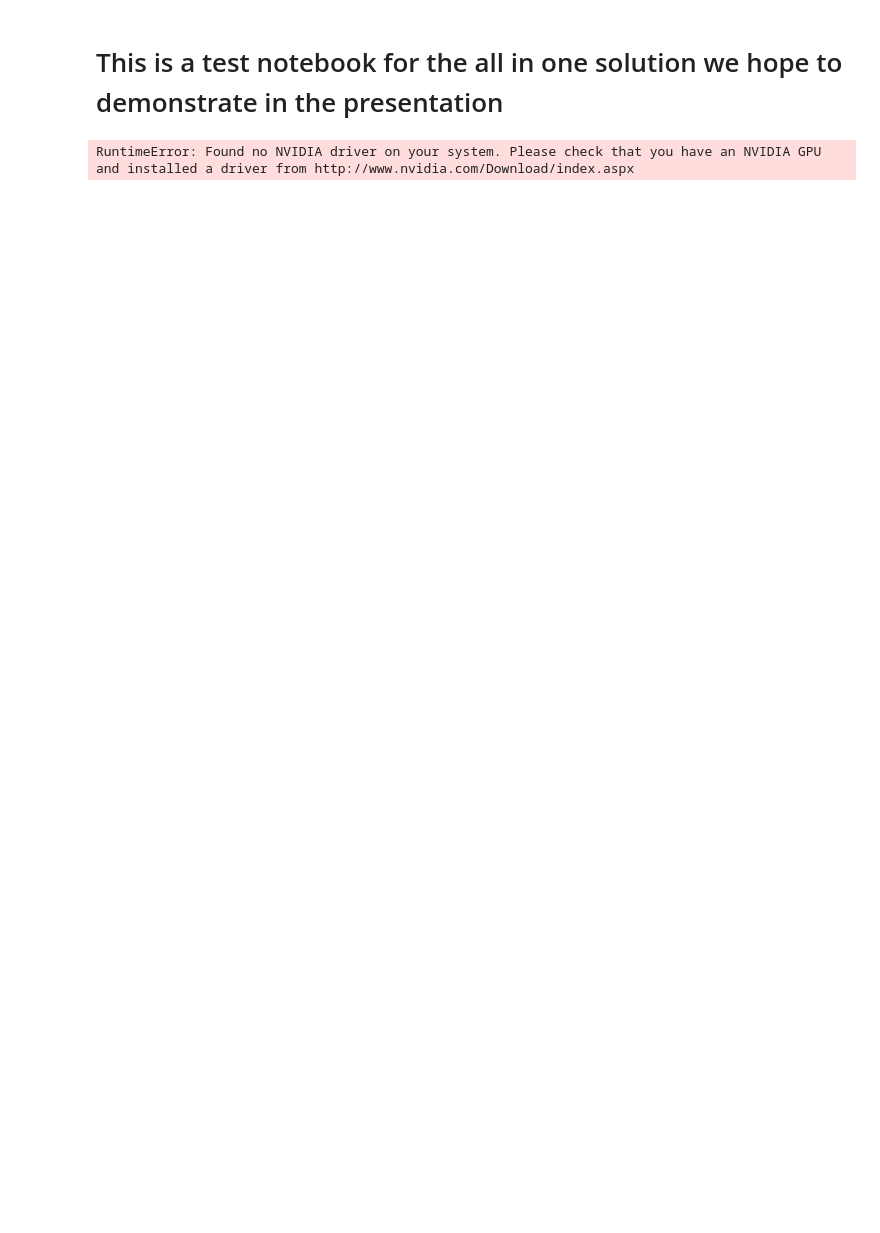
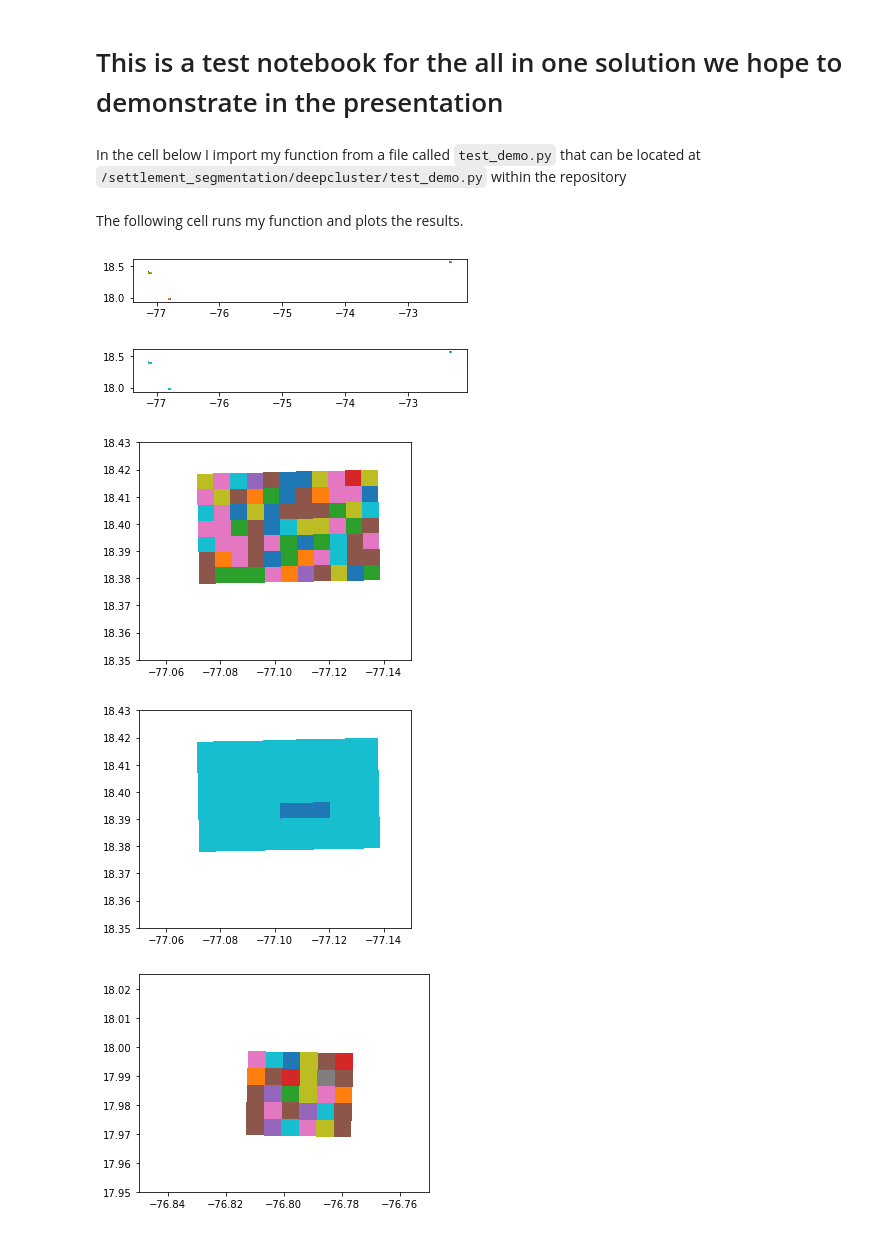
Before and after one commit to ai4er-cdt/gtc-exposure, a Jupyter notebook: Demo_Notebook.ipynb, the cells around one changed output. Cells and saved outputs as stored; diff of their text form; code cells hidden in the pictures; blank space fills up the shorter version.

````diff
--- a/Demo_Notebook.ipynb
+++ b/Demo_Notebook.ipynb
@@ -1,3 +1,5 @@
 # %% [markdown]
 # This is a test notebook for the all in one solution we hope to demonstrate in the presentation
+# %% [markdown]
+In the cell below I import my function from a file called ```test_demo.py``` that can be located at ```/settlement_segmentation/deepcluster/test_demo.py``` within the repository
 # %%
@@ -5,10 +7,15 @@ from settlement_segmentation.deepcluster.test import inference
+# %% [markdown]
+The following cell runs my function and plots the results.
 # %%
-DATA="/home/jovyan/gtc-exposure/cloud_free/test_images/"
+DATA="/home/jovyan/gtc-exposure-old/settlement_segmentation/data/cloud_free/test_images/"
 ARCH="vgg16"
 LR=0.01
 K=8
 
 df, model = inference(DATA, ARCH, LR, K)
-df
 # %% [output]
-RuntimeError: Found no NVIDIA driver on your system. Please check that you have an NVIDIA GPU and installed a driver from http://www.nvidia.com/Download/index.aspx
+[figure, added]
+[figure, added]
+[figure, added]
+[figure, added]
+[figure, added]
````
Also changed, not shown: parts of 2 cells of this notebook.
